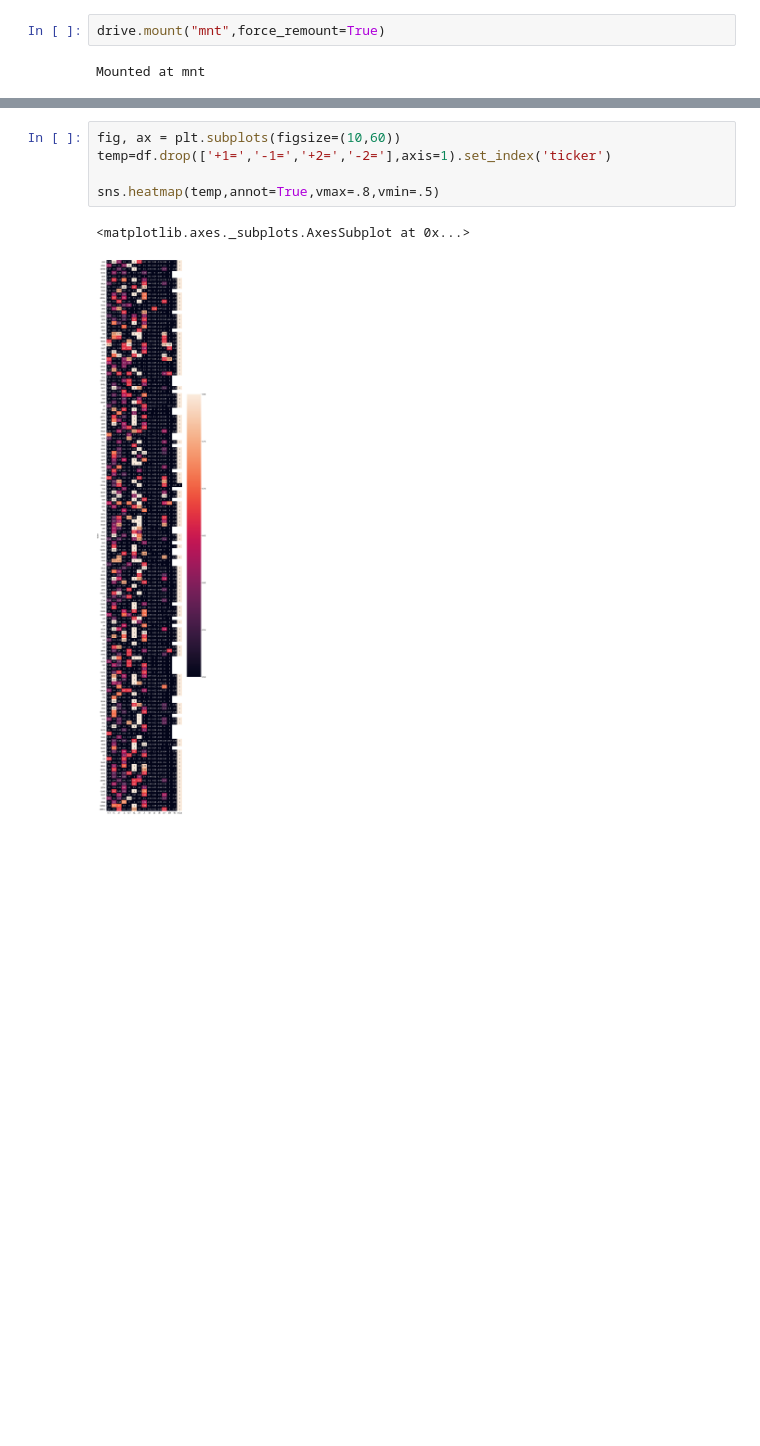
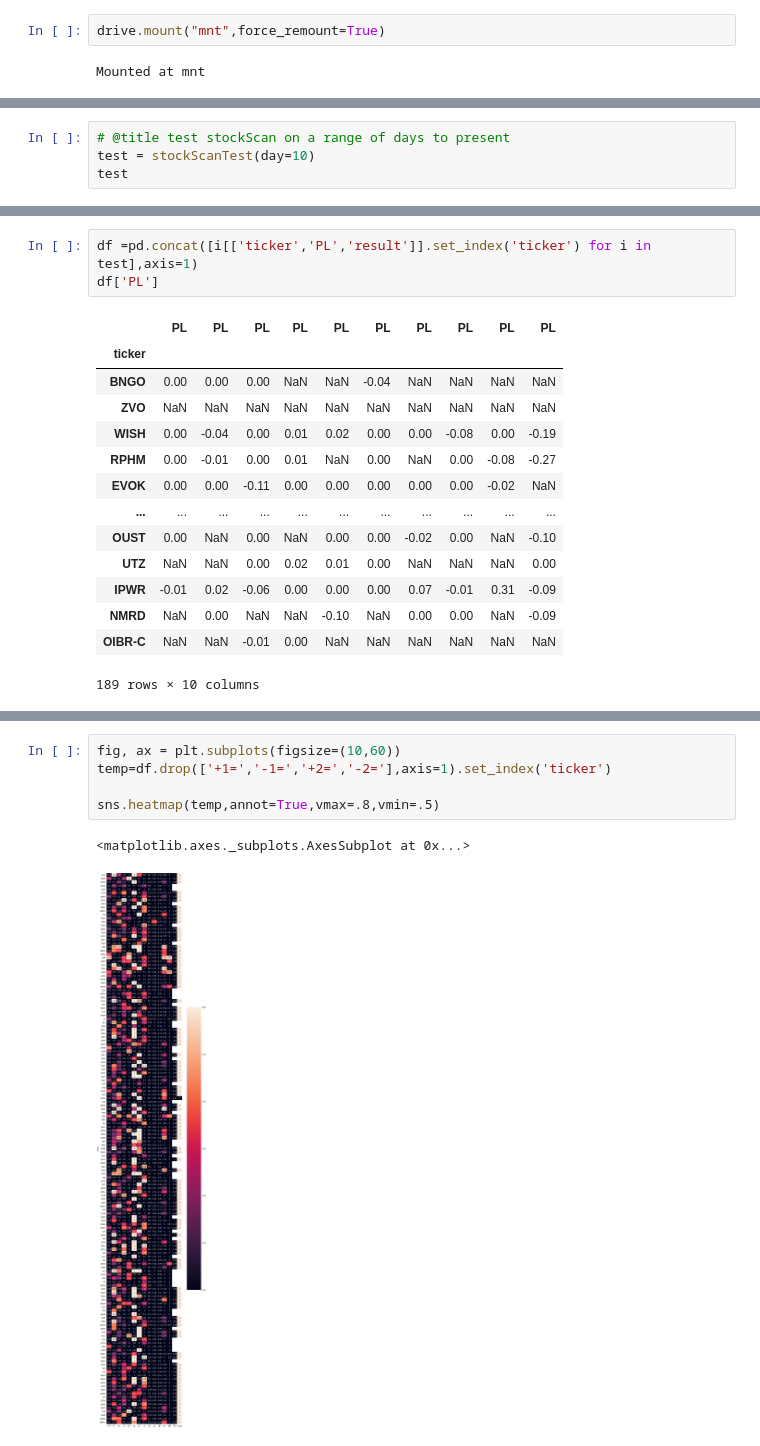
Before and after one commit to lamalyon/ProjectMillion, a Jupyter notebook: scanner.ipynb, the cells around one changed output, grey strips where cells are left out. Cells and saved outputs as stored; diff of their text form; blank space fills up the shorter version.

```diff
--- a/scanner.ipynb
+++ b/scanner.ipynb
@@ -290,0 +328,4 @@ df
+# %%
+# @title test stockScan on a range of days to present
+test = stockScanTest(day=10)
+test
@@ -290,0 +352,18 @@ df
+# %%
+df =pd.concat([i[['ticker','PL','result']].set_index('ticker') for i in test],axis=1)
+df['PL']
+# %% [output]
+|  | PL | PL | PL | PL | PL | PL | PL | PL | PL | PL |
+| ticker |  |  |  |  |  |  |  |  |  |  |
+| BNGO | 0.00 | 0.00 | 0.00 | NaN | NaN | -0.04 | NaN | NaN | NaN | NaN |
+| ZVO | NaN | NaN | NaN | NaN | NaN | NaN | NaN | NaN | NaN | NaN |
+| WISH | 0.00 | -0.04 | 0.00 | 0.01 | 0.02 | 0.00 | 0.00 | -0.08 | 0.00 | -0.19 |
+| RPHM | 0.00 | -0.01 | 0.00 | 0.01 | NaN | 0.00 | NaN | 0.00 | -0.08 | -0.27 |
+| EVOK | 0.00 | 0.00 | -0.11 | 0.00 | 0.00 | 0.00 | 0.00 | 0.00 | -0.02 | NaN |
+| ... | ... | ... | ... | ... | ... | ... | ... | ... | ... | ... |
+| OUST | 0.00 | NaN | 0.00 | NaN | 0.00 | 0.00 | -0.02 | 0.00 | NaN | -0.10 |
+| UTZ | NaN | NaN | 0.00 | 0.02 | 0.01 | 0.00 | NaN | NaN | NaN | 0.00 |
+| IPWR | -0.01 | 0.02 | -0.06 | 0.00 | 0.00 | 0.00 | 0.07 | -0.01 | 0.31 | -0.09 |
+| NMRD | NaN | 0.00 | NaN | NaN | -0.10 | NaN | 0.00 | 0.00 | NaN | -0.09 |
+| OIBR-C | NaN | NaN | -0.01 | 0.00 | NaN | NaN | NaN | NaN | NaN | NaN |
+189 rows × 10 columns
```
Also changed, not shown: parts of 50 cells of this notebook.
